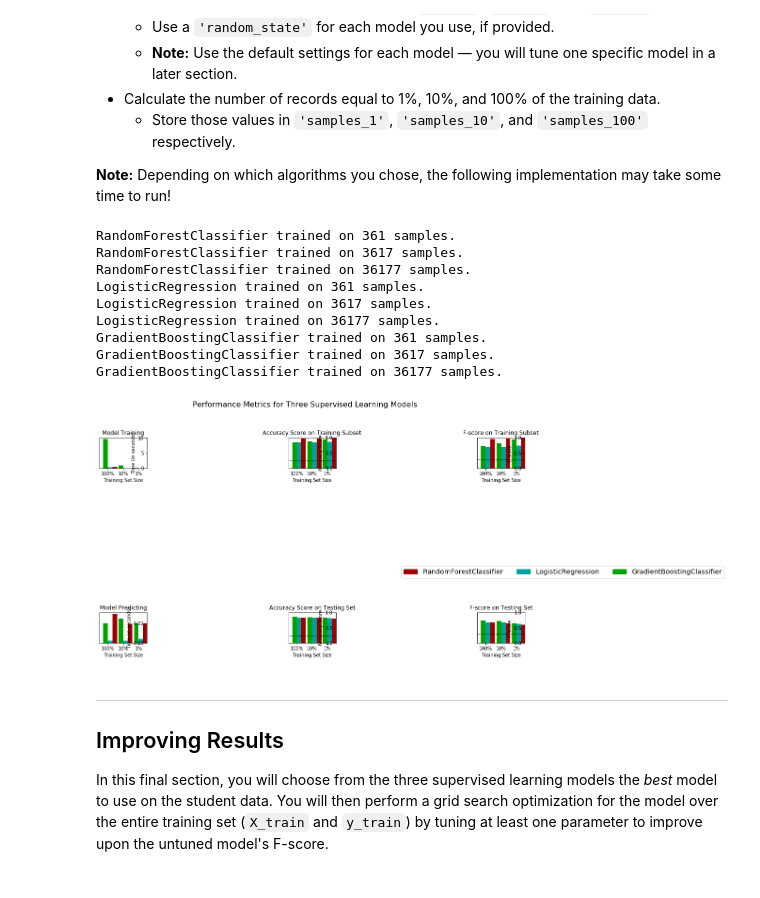
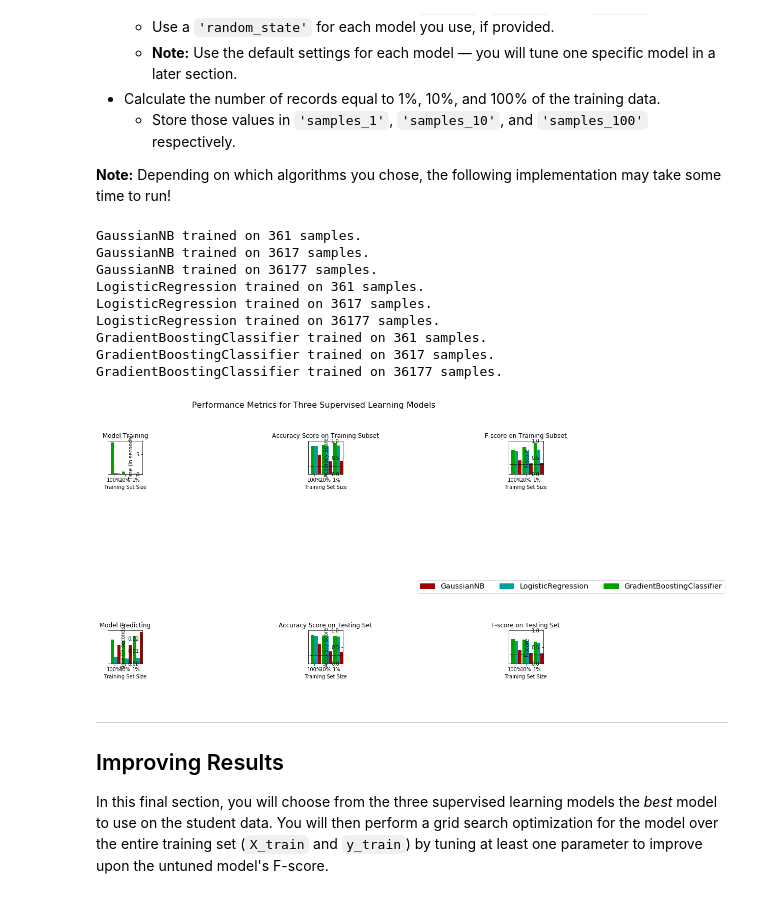
Before and after one commit to AlexK66/DSND_Term1, a Jupyter notebook: projects/p1_charityml/finding_donors.ipynb, the cells around one changed output. Cells and saved outputs as stored; diff of their text form; code cells hidden in the pictures.

```diff
--- a/projects/p1_charityml/finding_donors.ipynb
+++ b/projects/p1_charityml/finding_donors.ipynb
@@ -390,46 +393,42 @@ In the code cell, you will need to implement the following:
 from sklearn.naive_bayes import GaussianNB
 from sklearn.linear_model import LogisticRegression
 from sklearn.ensemble import GradientBoostingClassifier
-from sklearn.linear_model import SGDClassifier
-from sklearn.ensemble import RandomForestClassifier
-from sklearn.ensemble import AdaBoostClassifier
-from sklearn.neighbors import KNeighborsClassifier
 
 # TODO: Initialize the three models
-clf_A = RandomForestClassifier()
+clf_A = GaussianNB()
 clf_B = LogisticRegression()
 clf_C = GradientBoostingClassifier()
 
 # TODO: Calculate the number of samples for 1%, 10%, and 100% of the training data
 # HINT: samples_100 is the entire training set i.e. len(y_train)
 # HINT: samples_10 is 10% of samples_100 (ensure to set the count of the values to be `int` and not `float`)
 # HINT: samples_1 is 1% of samples_100 (ensure to set the count of the values to be `int` and not `float`)
 samples_100 = len(y_train)
 samples_10 = int(len(y_train)/10)
 samples_1 = int(len(y_train)/100)
 
 # Collect results on the learners
 results = {}
 for clf in [clf_A, clf_B, clf_C]:
     clf_name = clf.__class__.__name__
     results[clf_name] = {}
     for i, samples in enumerate([samples_1, samples_10, samples_100]):
         results[clf_name][i] = \
         train_predict(clf, samples, X_train, y_train, X_test, y_test)
 
 # Run metrics visualization for the three supervised learning models chosen
 vs.evaluate(results, accuracy, fscore)
 # %% [output]
-RandomForestClassifier trained on 361 samples.
-RandomForestClassifier trained on 3617 samples.
-RandomForestClassifier trained on 36177 samples.
+GaussianNB trained on 361 samples.
+GaussianNB trained on 3617 samples.
+GaussianNB trained on 36177 samples.
 LogisticRegression trained on 361 samples.
 LogisticRegression trained on 3617 samples.
 LogisticRegression trained on 36177 samples.
 GradientBoostingClassifier trained on 361 samples.
 GradientBoostingClassifier trained on 3617 samples.
 GradientBoostingClassifier trained on 36177 samples.
-[figure, old version]
+[figure, new version]
 # %% [markdown]
 ----
 ## Improving Results
```
Also changed, not shown: parts of 10 cells of this notebook, 1 other file.
